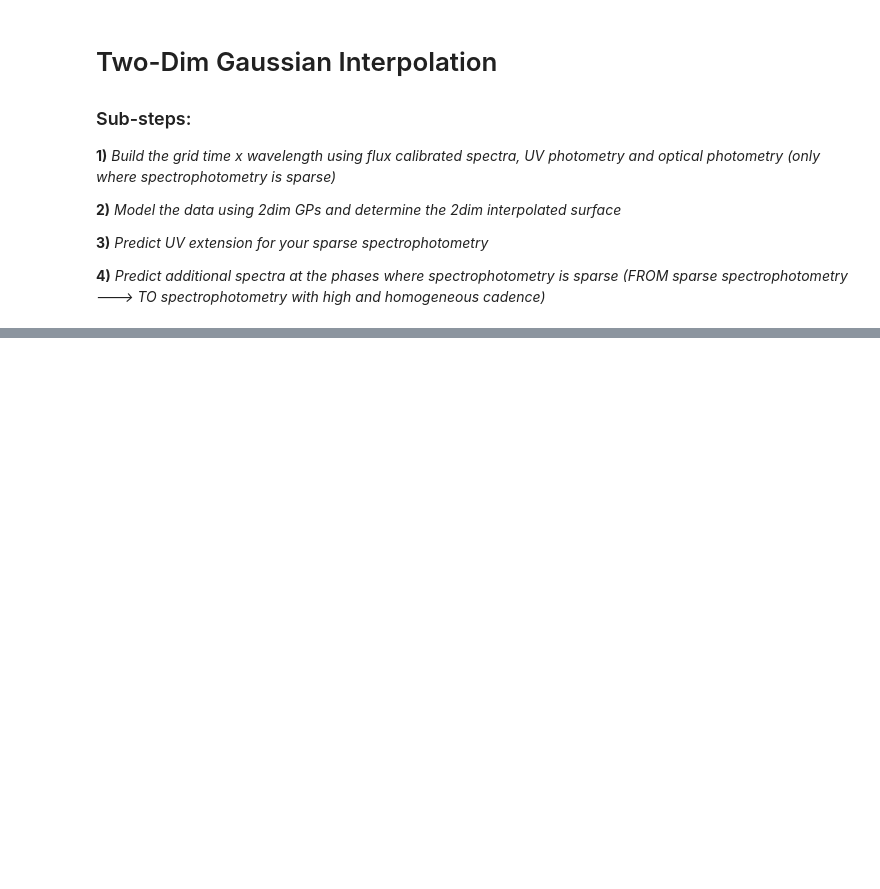
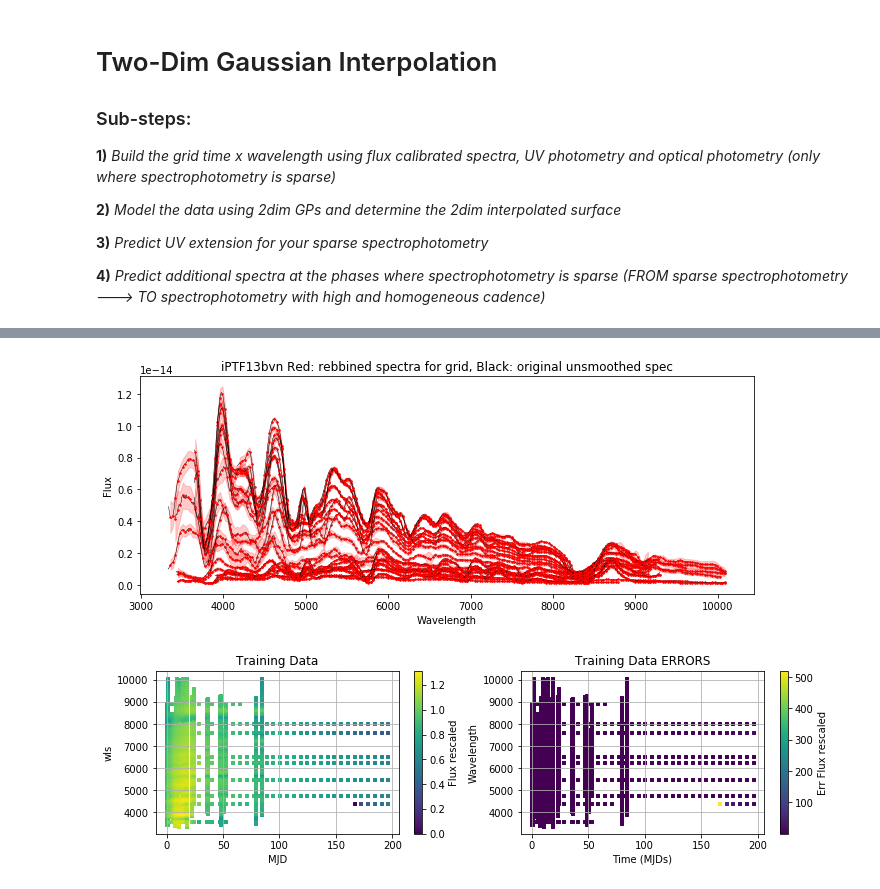
Before and after one commit to maria-vincenzi/PyCoCo_templates, a Jupyter notebook: Codes/6_TwoDim_UVExtend_Extrapolate.ipynb, the cells around one changed output, grey strips where cells are left out. Drawn from its saved outputs; the diff is of its cells as text; code cells hidden in the pictures; blank space fills up the shorter version.

```diff
--- a/Codes/6_TwoDim_UVExtend_Extrapolate.ipynb
+++ b/Codes/6_TwoDim_UVExtend_Extrapolate.ipynb
@@ -17,6 +17,7 @@ DATASPEC_PATH = COCO_PATH+"/Inputs/Spectroscopy/"
 DATAINFO_PATH= COCO_PATH+"Inputs/SNe_Info/"
 FILTER_PATH = COCO_PATH+"Inputs/Filters/"
 
+PRIORs_PATH = COCO_PATH+'Inputs/2DIM_priors'
 OUTPUT_DIR = COCO_PATH+"Outputs/"
 
 import sys
@@ -896,15 +84,0 @@ plt.close(fig)
-# %%
-LOG = True
-kernel_wls_scale = 0.2
-for snname in ['iPTF13bvn']:
-    print ((snname+' ')*10)
-    save_plot_path = DATALC_PATH+'/results_template/%s/TwoDextended_spectra'%snname
-    spec_test = FullMangledSeries_Class(main_path=DATALC_PATH, snname=snname, DELTA=30.)
-    raw_numbers, raw_numbers_err, off_xa, off_ya , grid_ext_columns= prepare_grid(snname)
-    y_data_nonan, y_data_nonan_err, x1_data_norm, x2_data_norm,\
-        x1_data_new_norm, x2_data_new_norm, offset, \
-        scale_factor, norm1, norm2, offset2 = transform2LOG_reshape(raw_numbers, raw_numbers_err)
-    make_plots()
-    x1_fill, x2_fill, mu_fill, std_fill = run_GP_on2D_GRID()
-    mu_fill_conv, std_fill_conv, y_data_conv = transform_back_andPlot()
-    save_plots_files()
@@ -1897,0 +449,32 @@ def save_plots_files():
+# %%
+## Set some important parameters:
+kernel_wls_scale = 0.05
+kernel_time_scale = 0.3
+
+## Set your prior
+PRIOR_file = '/prior_SE.txt'
+
+snname='iPTF13bvn'
+# %%
+## First initialize the class FullMangledSeries_Class
+spec_class = FullMangledSeries_Class(snname=snname, mode='extrapolate_spectra',
+                                     DELTA=30., verbose=False)
+# Load all the mangled spectra
+raw_numbers, raw_numbers_err, off_xa, off_ya , grid_ext_columns = GP2dim.prepare_grid(snname, spec_class, )
+
+# Trasform data to LOG, then rescale them to force them to be between 0,1
+# Then reshape the grid to feed the 2dGP
+y_data_nonan, y_data_nonan_err, x1_data_norm, x2_data_norm = GP2dim.transform2LOG_reshape(spec_class,
+                                                                                          raw_numbers,
+                                                                                          raw_numbers_err,
+                                                                                          off_xa, off_ya)
+
+# Make some useful plots that helps to check the data you are using to interpolate the surface
+# These are saved in OUTPUT_DIR/SNname/TwoDextended_spectra
+GP2dim.make_plots(spec_class, y_data_nonan, y_data_nonan_err, x1_data_norm, x2_data_norm)
+
+# Set the prior
+Xprior, yprior = GP2dim.setPRIOR(spec_class, PRIOR_file=PRIOR_file, PRIOR_folder=PRIORs_PATH)
+# %% [output]
+[figure, added]
+[figure, added]
```
Also changed, not shown: parts of 61 cells of this notebook, 8 other files.
